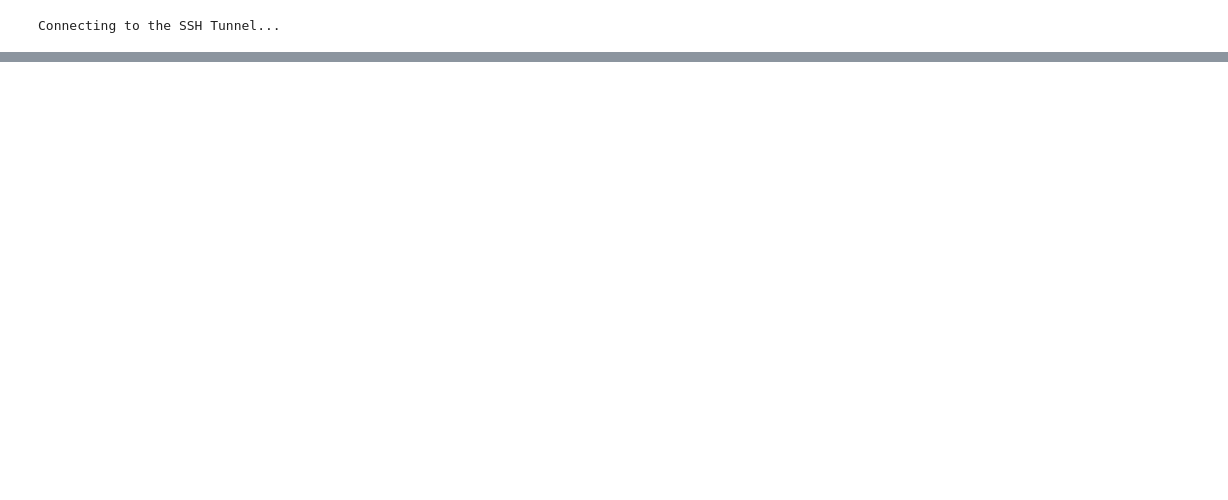
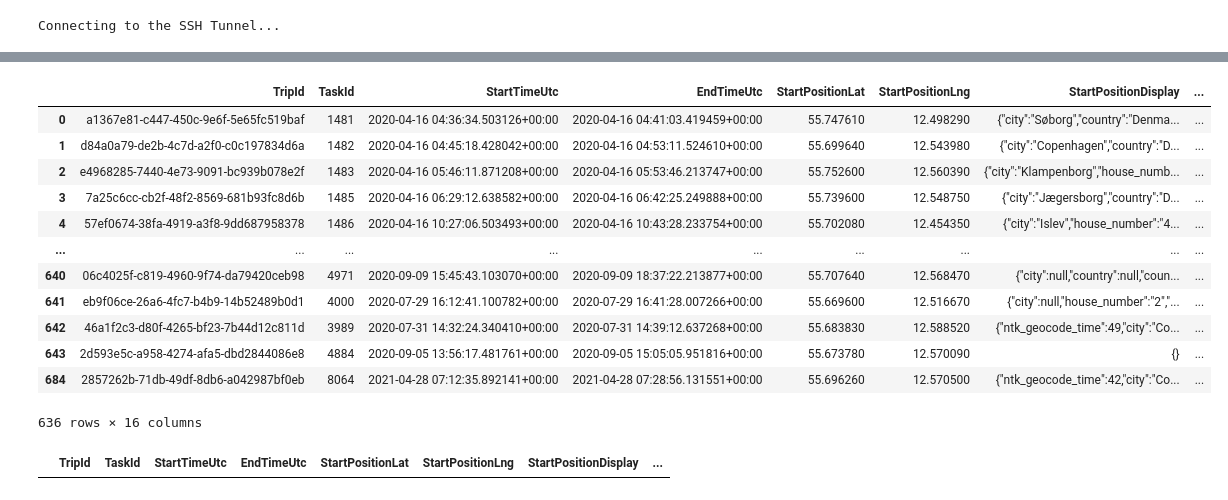
Before and after one commit to simonmoesorensen/energy-consumption-project, a Jupyter notebook: main.ipynb, the cells around one changed output, grey strips where cells are left out. Cells and saved outputs as stored; diff of their text form; code cells hidden in the pictures; blank space fills up the shorter version.

```diff
--- a/main.ipynb
+++ b/main.ipynb
@@ -37,6 +39,7 @@ engine = create_engine('postgresql://{user}:{password}@{host}:{port}/{db}'.forma
     db=creds["DB_NAME"]
 ))
 
-engine.connect()
+conn = engine.connect()
+print('Success')
 # %% [output]
 Connecting to the PostgreSQL Database...
@@ -44,6 +45,0 @@ Connecting to the PostgreSQL Database...
-# %%
-with engine.connect() as conn:
-    res = conn.execute('select * from "Devices" limit 100;')
-
-    for row in res:
-        print(row)
@@ -66,0 +52,20 @@ engine.
+# %%
+df_trips = pd.read_sql('select * from "Trips"', conn)
+# %%
+df_filter = df_trips.query('StartPositionLat not in ["0", 0, None]')
+# %%
+df_filter
+# %% [output]
+|  | TripId | TaskId | StartTimeUtc | EndTimeUtc | StartPositionLat | StartPositionLng | StartPositionDisplay | ... |
+| 0 | a1367e81-c447-450c-9e6f-5e65fc519baf | 1481 | 2020-04-16 04:36:34.503126+00:00 | 2020-04-16 04:41:03.419459+00:00 | 55.747610 | 12.498290 | {"city":"Søborg","country":"Denma... | ... |
+| 1 | d84a0a79-de2b-4c7d-a2f0-c0c197834d6a | 1482 | 2020-04-16 04:45:18.428042+00:00 | 2020-04-16 04:53:11.524610+00:00 | 55.699640 | 12.543980 | {"city":"Copenhagen","country":"D... | ... |
+| 2 | e4968285-7440-4e73-9091-bc939b078e2f | 1483 | 2020-04-16 05:46:11.871208+00:00 | 2020-04-16 05:53:46.213747+00:00 | 55.752600 | 12.560390 | {"city":"Klampenborg","house_numb... | ... |
+| 3 | 7a25c6cc-cb2f-48f2-8569-681b93fc8d6b | 1485 | 2020-04-16 06:29:12.638582+00:00 | 2020-04-16 06:42:25.249888+00:00 | 55.739600 | 12.548750 | {"city":"Jægersborg","country":"D... | ... |
+| 4 | 57ef0674-38fa-4919-a3f8-9dd687958378 | 1486 | 2020-04-16 10:27:06.503493+00:00 | 2020-04-16 10:43:28.233754+00:00 | 55.702080 | 12.454350 | {"city":"Islev","house_number":"4... | ... |
+| ... | ... | ... | ... | ... | ... | ... | ... | ... |
+| 640 | 06c4025f-c819-4960-9f74-da79420ceb98 | 4971 | 2020-09-09 15:45:43.103070+00:00 | 2020-09-09 18:37:22.213877+00:00 | 55.707640 | 12.568470 | {"city":null,"country":null,"coun... | ... |
+| 641 | eb9f06ce-26a6-4fc7-b4b9-14b52489b0d1 | 4000 | 2020-07-29 16:12:41.100782+00:00 | 2020-07-29 16:41:28.007266+00:00 | 55.669600 | 12.516670 | {"city":null,"house_number":"2","... | ... |
+| 642 | 46a1f2c3-d80f-4265-bf23-7b44d12c811d | 3989 | 2020-07-31 14:32:24.340410+00:00 | 2020-07-31 14:39:12.637268+00:00 | 55.683830 | 12.588520 | {"ntk_geocode_time":49,"city":"Co... | ... |
+| 643 | 2d593e5c-a958-4274-afa5-dbd2844086e8 | 4884 | 2020-09-05 13:56:17.481761+00:00 | 2020-09-05 15:05:05.951816+00:00 | 55.673780 | 12.570090 | {} | ... |
+| 684 | 2857262b-71db-49df-8db6-a042987bf0eb | 8064 | 2021-04-28 07:12:35.892141+00:00 | 2021-04-28 07:28:56.131551+00:00 | 55.696260 | 12.570500 | {"ntk_geocode_time":42,"city":"Co... | ... |
+636 rows × 16 columns
@@ -66,0 +83,4 @@ engine.
+# %%
+df_filter.iloc[failed, :].query('StartPositionLat == "0"')
+# %% [output]
+|  | TripId | TaskId | StartTimeUtc | EndTimeUtc | StartPositionLat | StartPositionLng | StartPositionDisplay | ... |
```
Also changed, not shown: parts of 24 cells of this notebook, 1 other file.
